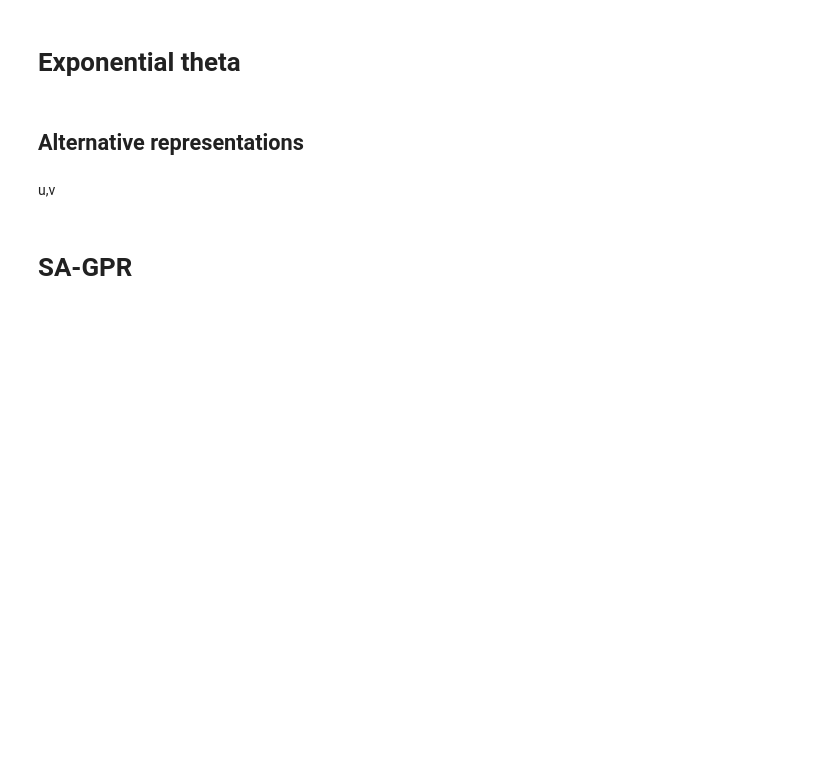
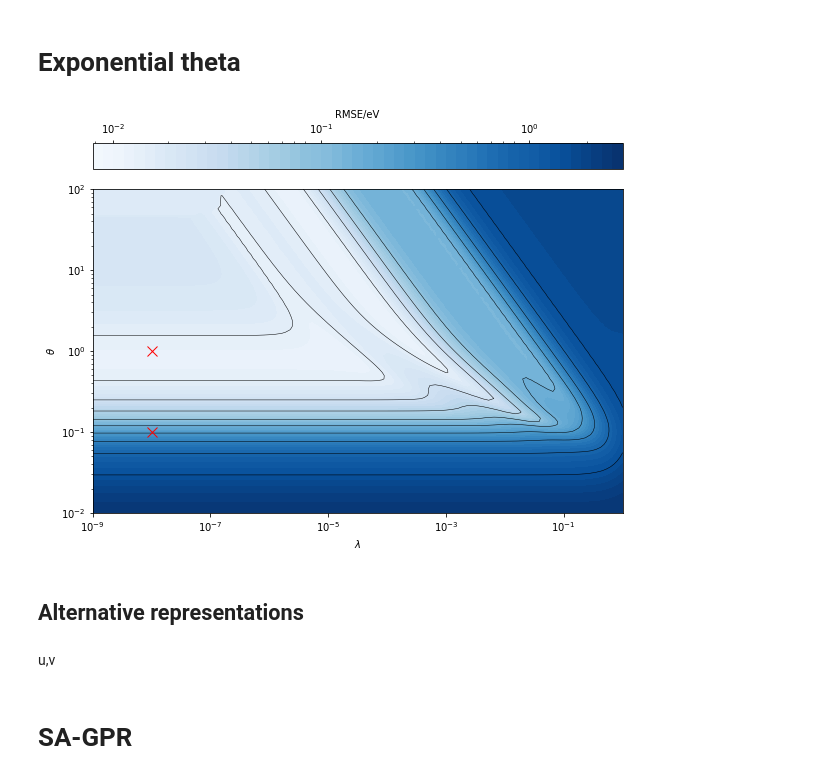
Before and after one commit to gabor1/chemrev-gpr, a Jupyter notebook: water/water.ipynb, the cells around one changed output. Drawn from its saved outputs; the diff is of its cells as text; code cells hidden in the pictures; blank space fills up the shorter version.

```diff
--- a/water/water.ipynb
+++ b/water/water.ipynb
@@ -267,8 +309,8 @@ fig.savefig("h2o-reg.pdf")
 # %% [markdown]
 # Exponential theta
 # %%
-reglist = np.geomspace(1e-7, 1, 32)
-thetalist = np.geomspace(1e-2, 1e2, 32)
+reglist = np.geomspace(1e-9, 1, 100)
+thetalist = np.geomspace(1e-2, 1e2, 100)
 nrm = (X**2).sum(axis=1)
 kernel = X @ X.T
 # %%
@@ -285,31 +327,37 @@ for r in reglist:
     ert.append(et)
 ert = np.asarray(ert)
 # %%
-fig, ax = plt.subplots(1, 1, constrained_layout=True, figsize = (4,3))
+fig, ax = plt.subplots(1, 1, constrained_layout=True, figsize = (8,6))
 norm = mpl.colors.LogNorm(vmin=8e-3, vmax=3)
 levs= [0.01, 0.1,1,10]
 l2 =  mpl.ticker.LogLocator(10,subs=np.geomspace(1,9.9,20)).tick_values(1e-2,1)
 l2 = l2[((l2>=0.008) & (l2<3))]
 cmap='Blues'
 ZS = ert[:,:,2].T
 pcm1 = rasterize(ax.contourf(reglist, thetalist, ZS, cmap=cmap, norm=norm,  levels=l2))
 ax.contour(reglist, thetalist, ZS, colors='k', linewidths=0.5, norm=norm, levels=l2[::5])
 ax.set_ylabel(r"$\theta$")
 ax.set_xlabel("$\lambda$")
 ax.set_xscale("log")
 ax.set_yscale("log")
 #ax.set_xlim(0.695,0.905)
 #ax.set_ylim(-0.105,0.105)
 #for a, t in zip(ax, [r"$k=x\cdot x'$",r"$k=(x\cdot x')^2)$",r"$k=exp(-|x-x'|^2/\theta)$"]):
 #    a.set_title(t,position=(0.97,0.9),
 #                fontsize=9, bbox=dict(facecolor='white', alpha=0.8, pad=1),pad=0,
 #               ha='right', va='top')
+
+ax.plot([1e-8], [0.1], 'rx', markersize=10)
+ax.plot([1e-8], [1.0], 'rx', markersize=10)
+
 fig.colorbar(pcm1, ax=ax, label='RMSE/eV',
              norm=norm, cmap=cmap, location='top', ticks=levs)
 fig.set_constrained_layout_pads(w_pad=1./72., h_pad=1./72.,
         hspace=0., wspace=0.)
 fig.savefig("h2o-exp-theta.svg")
 fig.savefig("h2o-exp-theta.pdf")
+# %% [output]
+[figure, added]
 # %% [markdown]
 ## Alternative representations
 # %% [markdown]
```
Also changed, not shown: parts of 16 cells of this notebook, 10 other files.
